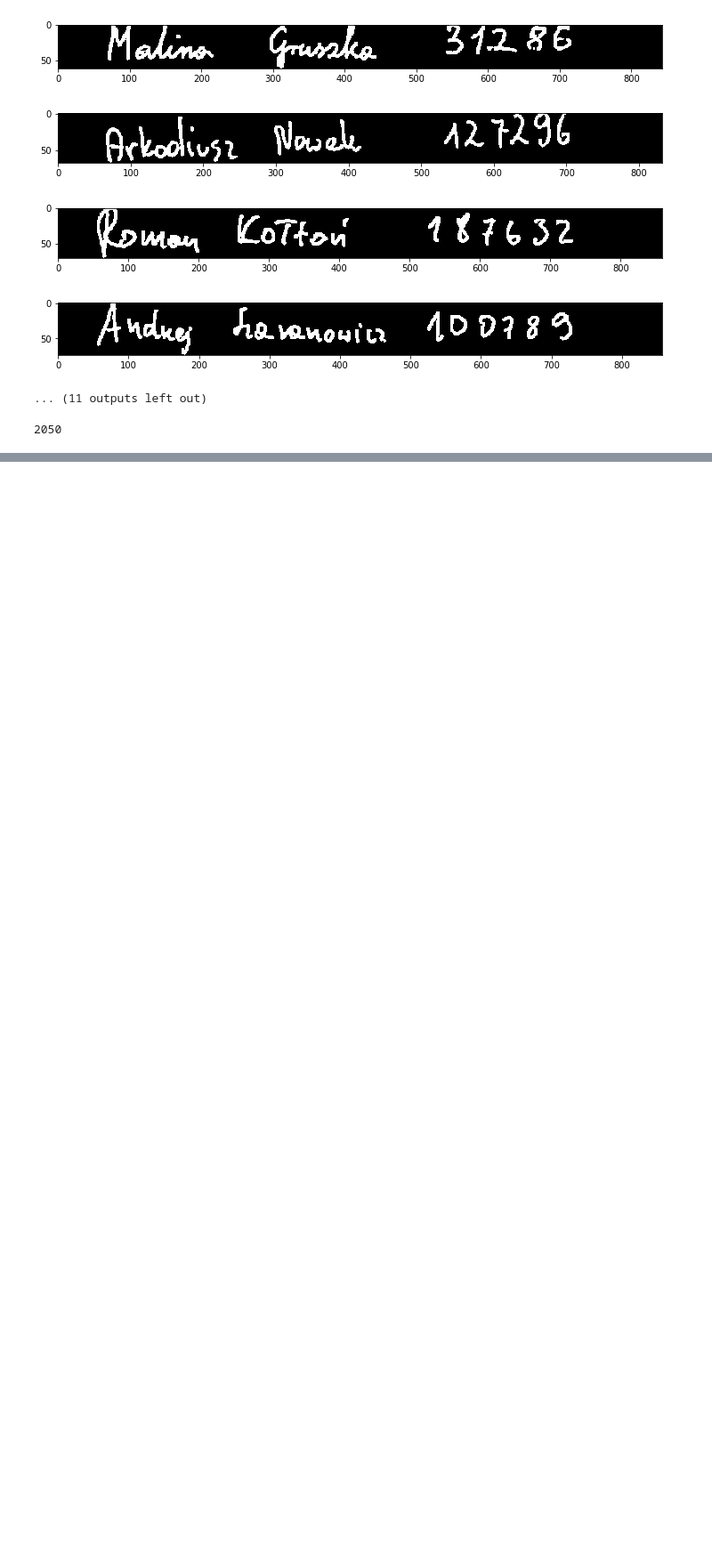
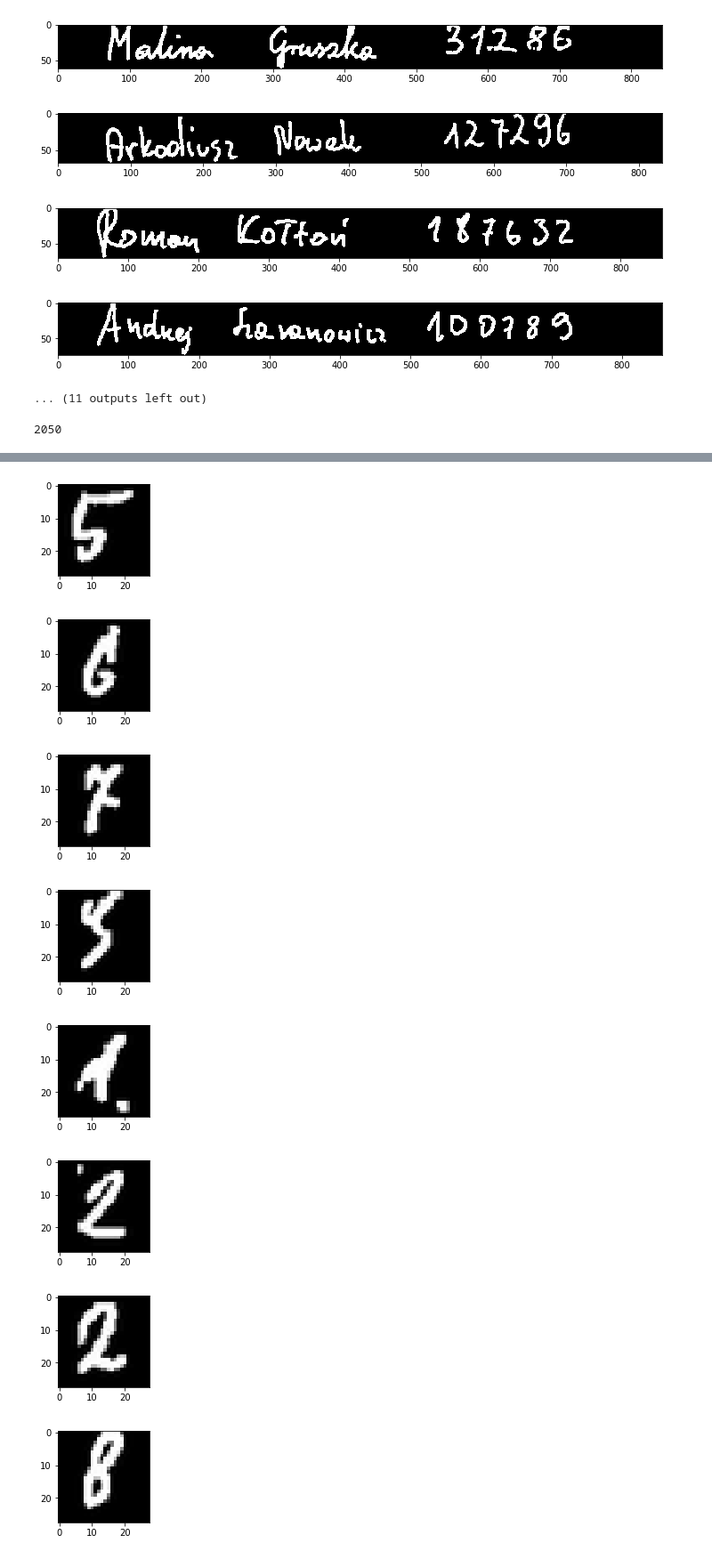
Before and after one commit to Warwick1156/PiRO2, a Jupyter notebook: ipynb/Row split.ipynb, the cells around one changed output, grey strips where cells are left out. Shown at 89% size. Drawn from its saved outputs; the diff is of its cells as text; code cells hidden in the pictures; blank space fills up the shorter version.

Commit message:
Added words and digits extractors to main processing stream

```diff
--- a/ipynb/Row split.ipynb
+++ b/ipynb/Row split.ipynb
@@ -127,6 +127,8 @@ for i, c in enumerate(contours):
 
     debug_plot_cv_img(row)
 # words = split_rows(R,threshold=4, show_rows=True, offset=10, angle_offset=0)
+
+rows__ = rows.copy()
 # %% [output]
 [figure]
 [figure]
@@ -147,0 +279,50 @@ img.shape[0]
+# %%
+rows_words = rows_words__.copy()
+
+kenel_rect = cv.getStructuringElement(cv.MORPH_RECT, (4, 16))
+
+rows = rows__.copy()
+
+rows_digits = []
+for row_words in rows_words:
+
+    digits = []
+    for img in row_words[:-2]:
+        row = img
+        row2 = img.copy()
+        row2 = erode(row2, 4)
+        row2 = dilate(row2, kernel=kenel_rect)
+        contours, _ = cv.findContours(row2, cv.RETR_TREE, cv.CHAIN_APPROX_SIMPLE)
+
+        for i, c in enumerate(contours):
+            boundRect = cv.boundingRect(c)
+
+#             cv.rectangle(row_test, (int(boundRect[0]), int(boundRect[1])), \
+#                 (int(boundRect[0]+boundRect[2]), int(boundRect[1]+boundRect[3])), (127,127,127), 1)
+
+            digit = row[boundRect[1]:boundRect[1]+boundRect[3], boundRect[0]:boundRect[0]+boundRect[2]].copy()
+            digits.append(digit)
+
+    #     debug_plot_cv_img(row_test)
+
+    rows_digits.append(digits)
+
+from PIL import Image
+
+for w in rows_digits:
+    for x in w[::-1]:
+        t = place_in_center(x).astype('uint8')
+        t = Image.fromarray(t)
+        t = t.resize((28,28), Image.ANTIALIAS)
+        t = np.asarray(t)
+
+        debug_plot_cv_img(t)
+# %% [output]
+[figure, added]
+[figure, added]
+[figure, added]
+[figure, added]
+[figure, added]
+[figure, added]
+[figure, added]
+[figure, added]
```
Also changed, not shown: parts of 5 cells of this notebook, 6 other files.
